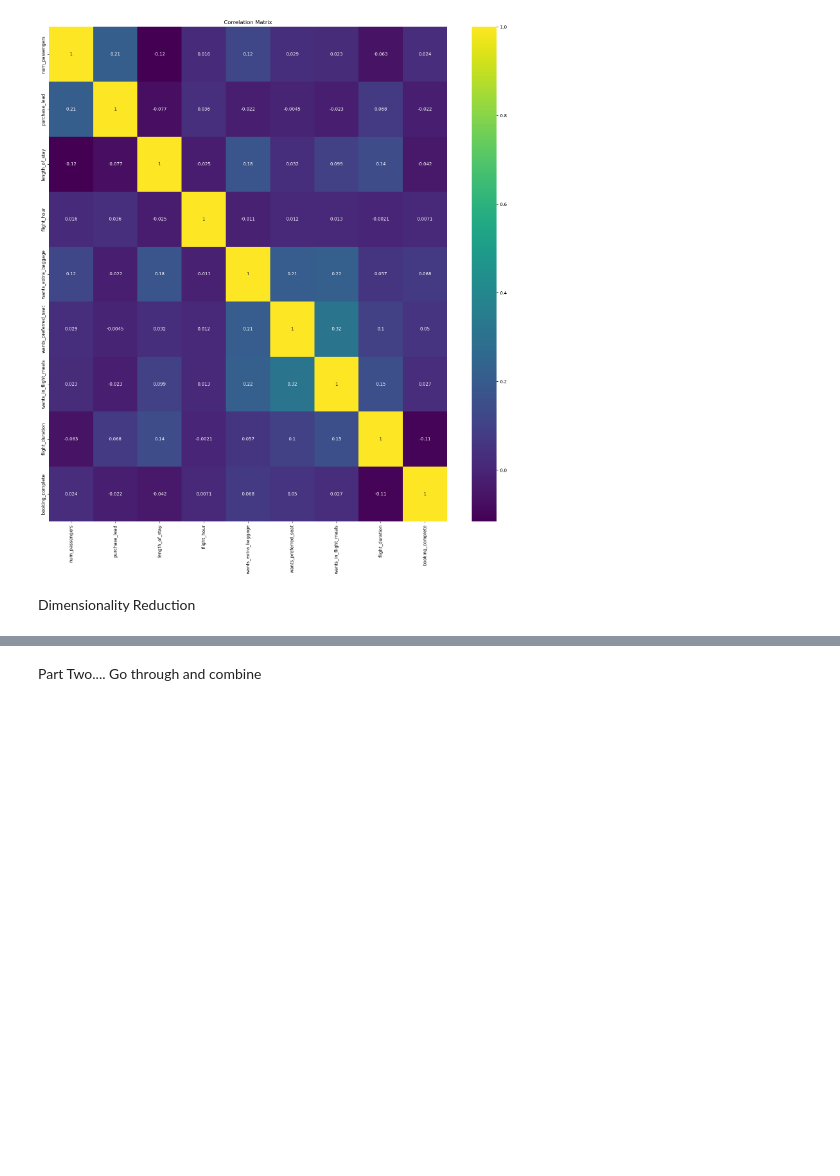
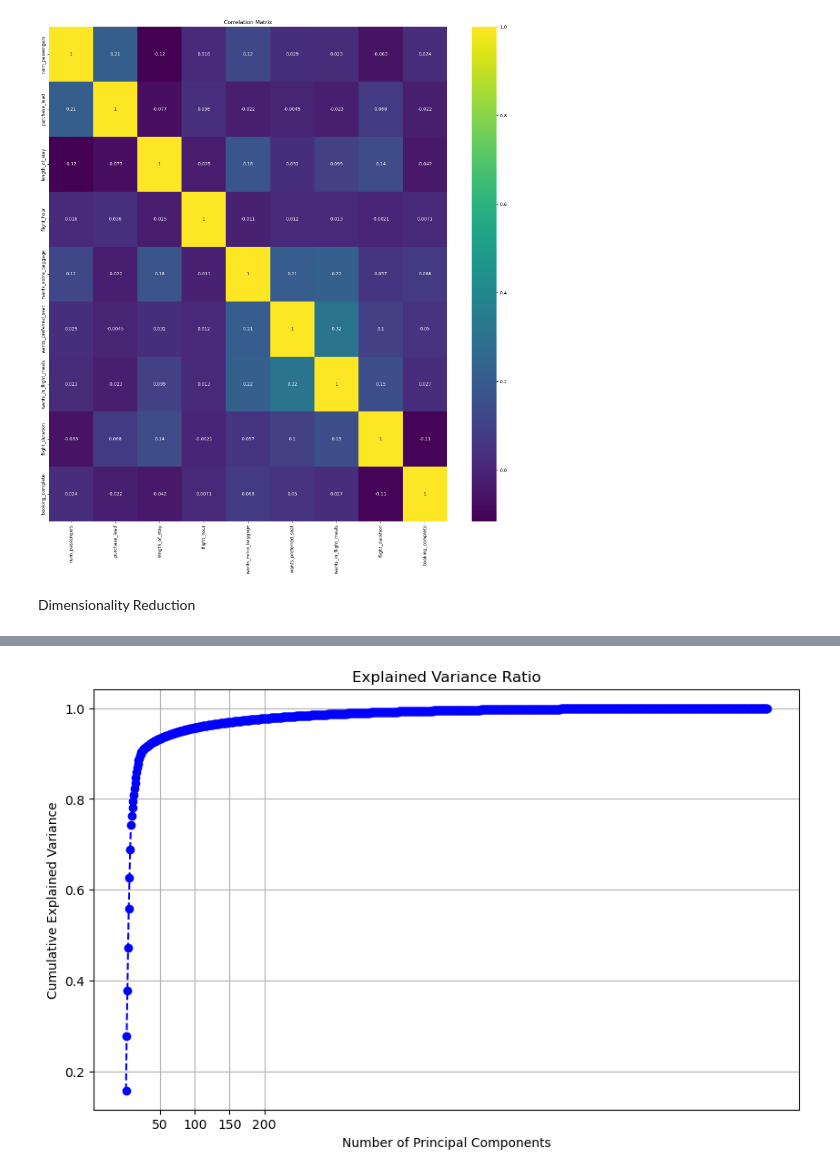
Before and after one commit to Ds2023/British_Airways_Predictive_Booking_Model, a Jupyter notebook: notebooks/eda.ipynb, the cells around one changed output, grey strips where cells are left out. Saved outputs shown, nothing was run; the diff lists cells and outputs as text; code cells hidden in the pictures; blank space fills up the shorter version.

```diff
--- a/notebooks/eda.ipynb
+++ b/notebooks/eda.ipynb
@@ -522,2 +441,0 @@ plt.show()
-# %% [markdown]
-Part Two.... Go through and combine
@@ -525,0 +442,17 @@ from sklearn.preprocessing import OneHotEncoder
+# %%
+pca = PCA()
+X_pca = pca.fit_transform(final_df)
+# %%
+exp_var_ratio = pca.explained_variance_ratio_
+cum_var_ratio = exp_var_ratio.cumsum()
+# %%
+plt.figure(figsize=(10, 6))
+plt.plot(range(1, len(exp_var_ratio) + 1), cum_var_ratio, marker='o', linestyle='--', color='b')
+plt.title('Explained Variance Ratio')
+plt.xlabel('Number of Principal Components')
+plt.ylabel('Cumulative Explained Variance')
+plt.grid(True)
+plt.xticks([50, 100, 150, 200])
+plt.show()
+# %% [output]
+[figure, added]
```
Also changed, not shown: parts of 36 cells of this notebook.
